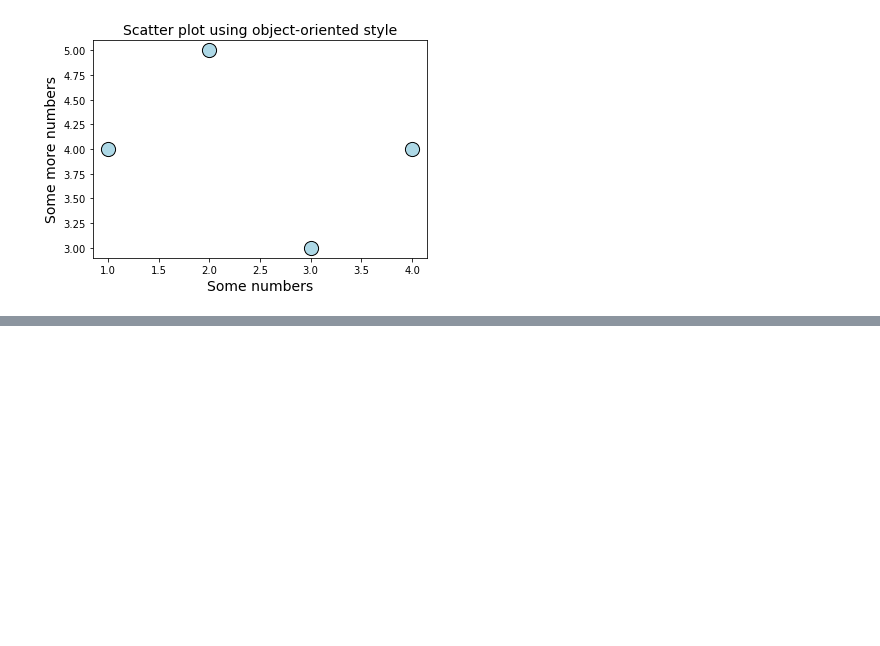
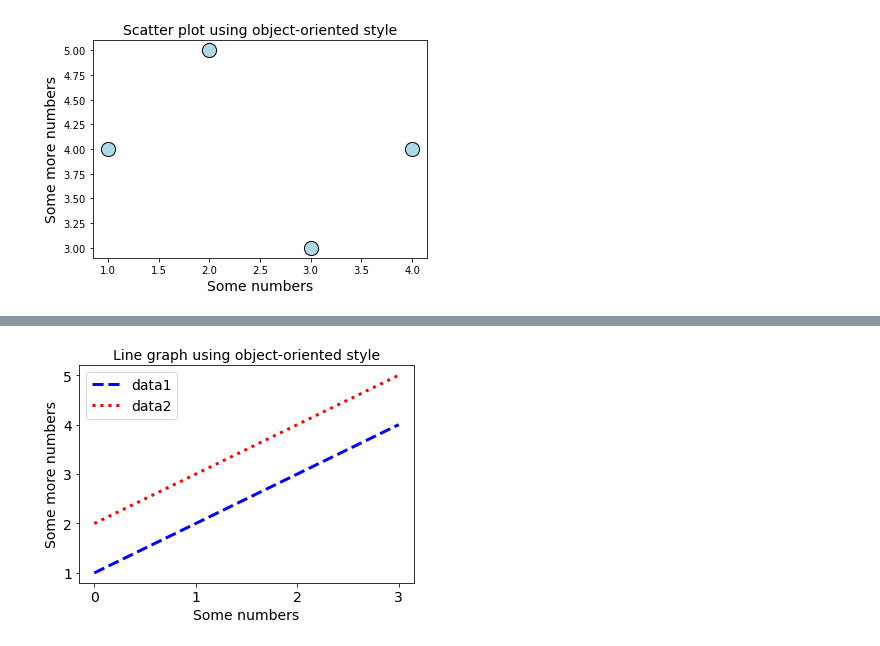
Before and after one commit to ryan-lab-duke/programming-for-sds-site, a Jupyter notebook: _sources/demos/06a-demo.ipynb, the cells around one changed output, grey strips where cells are left out. Saved outputs shown, nothing was run; the diff lists cells and outputs as text; code cells hidden in the pictures; blank space fills up the shorter version.

```diff
--- a/_sources/demos/06a-demo.ipynb
+++ b/_sources/demos/06a-demo.ipynb
@@ -89,0 +115,17 @@ plt.show()
+# %%
+fig, ax = plt.subplots()
+ax.plot([1,2,3,4], color='blue', linewidth=3, linestyle='dashed', label='data1') # <-----
+ax.plot([2,3,4,5],color='red', linewidth=3, linestyle='dotted', label='data2') # <-----
+ax.set_title('Line graph using object-oriented style', fontsize=14)
+ax.tick_params(axis='both', labelsize=14)
+ax.set_xlabel('Some numbers', fontsize=14)
+ax.set_ylabel('Some more numbers', fontsize=14)
+ax.set_xticks([0, 1, 2, 3])
+ax.set_yticks([1, 2, 3, 4, 5])
+ax.tick_params(axis='both', labelsize=14)
+
+ax.legend(fontsize=14) # <-----
+
+plt.show()
+# %% [output]
+[figure, added]
```
Also changed, not shown: parts of 23 cells of this notebook, 52 other files.
